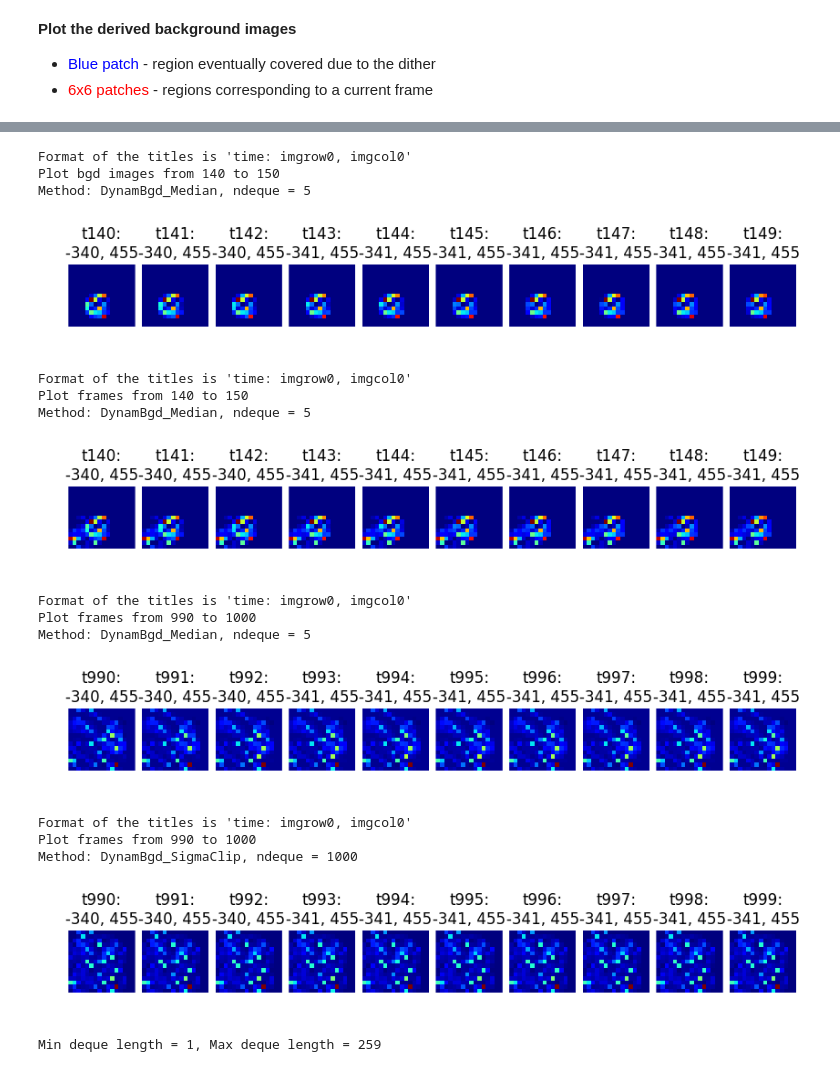
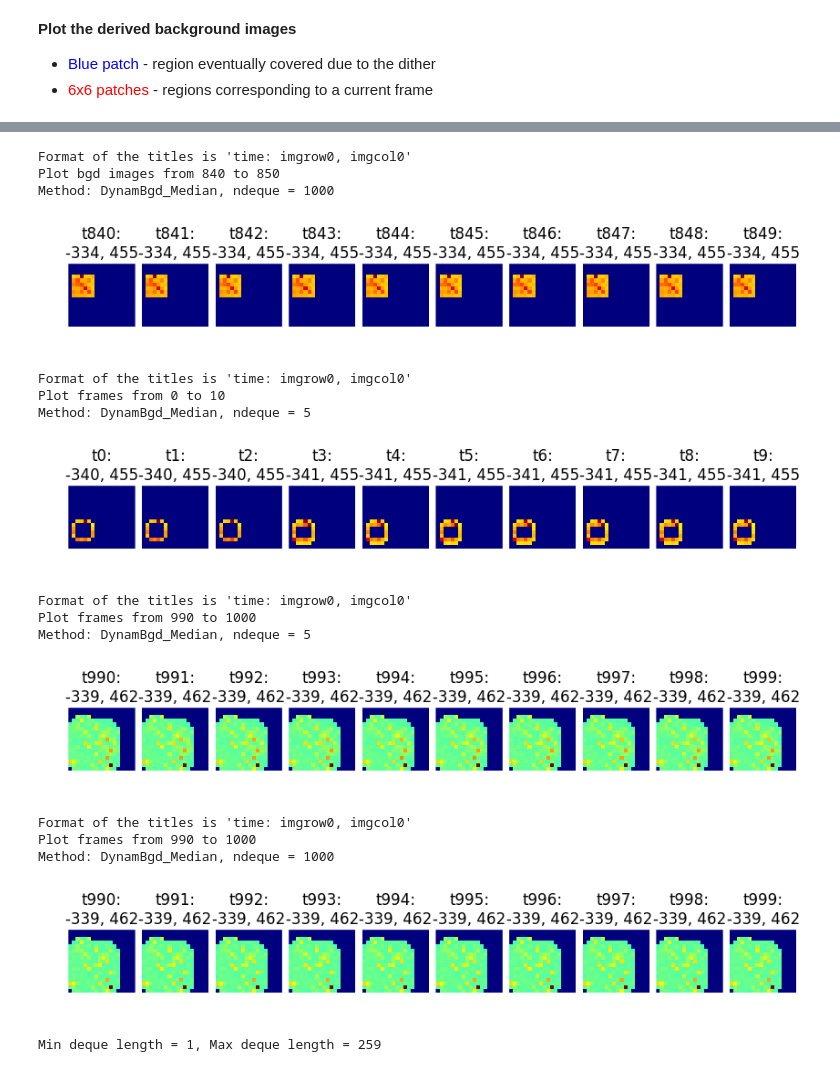
Before and after one commit to malgosias/aca_dark_current, a Jupyter notebook: dynam_bgd/aca_dynam_bgd_data.ipynb, the cells around one changed output, grey strips where cells are left out. Drawn from its saved outputs; the diff is of its cells as text; code cells hidden in the pictures.

```diff
--- a/dynam_bgd/aca_dynam_bgd_data.ipynb
+++ b/dynam_bgd/aca_dynam_bgd_data.ipynb
@@ -112,12 +115,15 @@ def do_computations(slots, dwell, img_size, nframes, ndeque, init_kwargs):
 slots = [3, 4] # Faint 10.4 mag, and bright 7.6 mag stars
 bgdavg = None
 nframes = 1000
+# %%
+init_kwargs = [{}, {'img_size':img_size, 'bgdavg':bgdavg},
+                   {'img_size':img_size, 'bgdavg':bgdavg}]
 # %% [markdown]
 __Large__ number of samples
 # %%
 ndeque = 1000
-init_kwargs = [{}, {'img_size':img_size, 'bgdavg':bgdavg, 'ndeque':ndeque},
-                   {'img_size':img_size, 'bgdavg':bgdavg, 'ndeque':ndeque}]
+init_kwargs[1]['ndeque'] = ndeque
+init_kwargs[2]['ndeque'] = ndeque
 # %%
 t_data_1000 = do_computations(slots, dwell, img_size, nframes, ndeque, init_kwargs)
 # %% [output]
@@ -216,35 +303,35 @@ slot = 3 # Faint star
 # %%
-mplt.plot_bgd_images(t_data_5, slot=slot, n_start=140, n_stop=150, img_size=img_size, method='DynamBgd_Median')
+mplt.plot_bgd_images(t_data_1000, n_start=840, n_stop=850, slot=slot,
+                     img_size=img_size, method='DynamBgd_Median')
 # %% [output]
 Format of the titles is 'time: imgrow0, imgcol0'
-Plot bgd images from 140 to 150
-Method: DynamBgd_Median, ndeque = 5
+Plot bgd images from 840 to 850
+Method: DynamBgd_Median, ndeque = 1000
-[figure, old version]
+[figure, new version]
 # %%
-mplt.plot_bgd_patches(t_data_5, slot=slot, n_start=140, n_stop=150, img_size=img_size, method='DynamBgd_Median')
+data = mplt.plot_bgd_patches(t_data_5, n_start=0, n_stop=10, slot=slot,
+                      img_size=img_size, method='DynamBgd_Median')
 # %% [output]
 Format of the titles is 'time: imgrow0, imgcol0'
-Plot frames from 140 to 150
+Plot frames from 0 to 10
 Method: DynamBgd_Median, ndeque = 5
-[figure, old version]
+[figure, new version]
 # %%
-n_start = nframes - 10
-mplt.plot_bgd_patches(t_data_5, slot=slot, n_start=n_start, n_stop=nframes,
-                      img_size=img_size, method='DynamBgd_Median')
+data = mplt.plot_bgd_patches(t_data_5, n_start=990, n_stop=nframes, slot=slot,
+                             img_size=img_size, method='DynamBgd_Median')
 # %% [output]
 Format of the titles is 'time: imgrow0, imgcol0'
 Plot frames from 990 to 1000
 Method: DynamBgd_Median, ndeque = 5
-[figure, old version]
+[figure, new version]
 # %%
-n_start = nframes - 10
-mplt.plot_bgd_patches(t_data_1000, slot=slot, n_start=n_start, n_stop=nframes,
-                      img_size=img_size, method='DynamBgd_SigmaClip')
+data = mplt.plot_bgd_patches(t_data_1000, n_start=990, n_stop=nframes, slot=slot,
+                      img_size=img_size, method='DynamBgd_Median')
 # %% [output]
 Format of the titles is 'time: imgrow0, imgcol0'
 Plot frames from 990 to 1000
-Method: DynamBgd_SigmaClip, ndeque = 1000
+Method: DynamBgd_Median, ndeque = 1000
-[figure, old version]
+[figure, new version]
 # %%
 ok = t_data_1000['bgd_type'] == 'DynamBgd_Median'
 ok1 = t_data_1000['slot'] == slot
```
Also changed, not shown: parts of 24 cells of this notebook, 5 other files.
